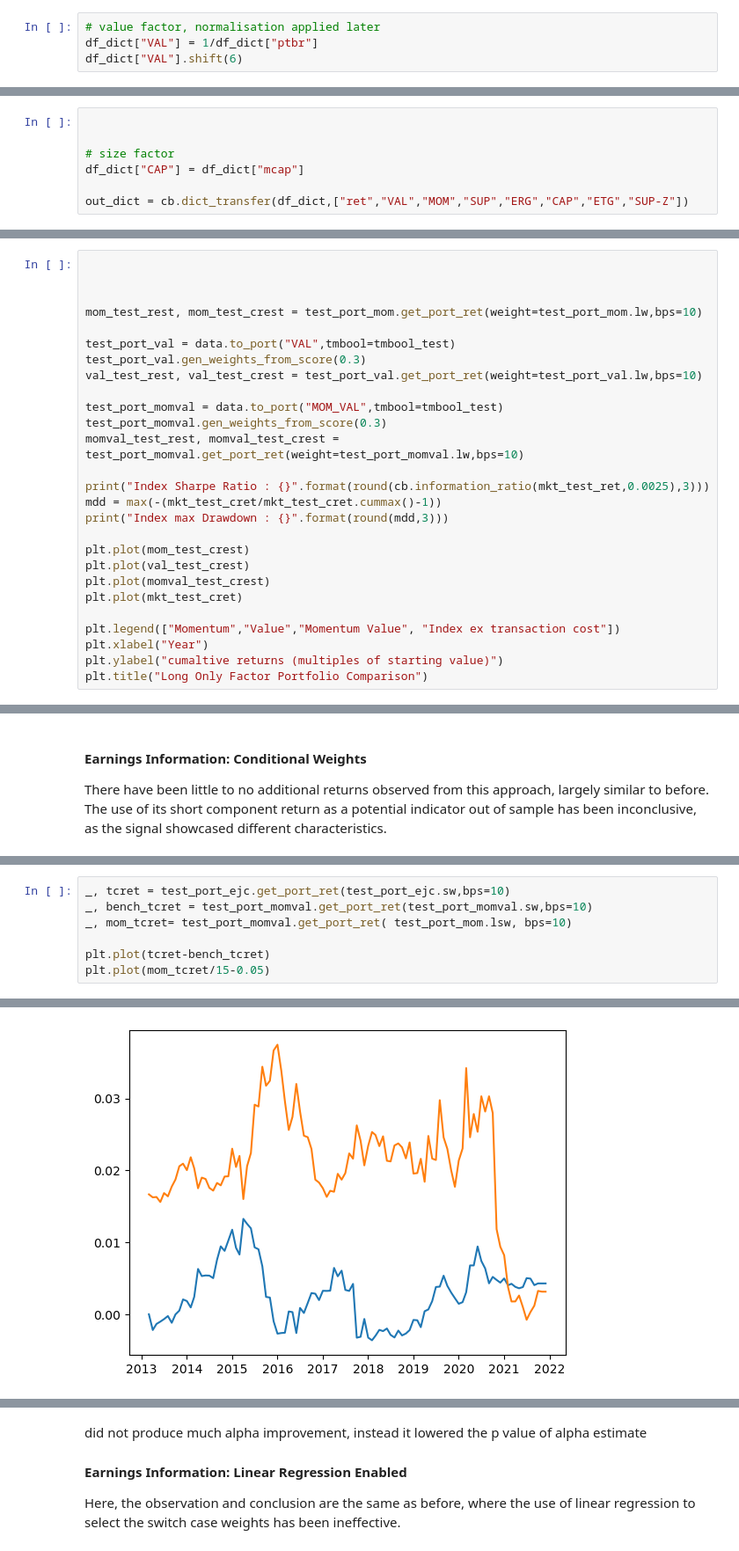
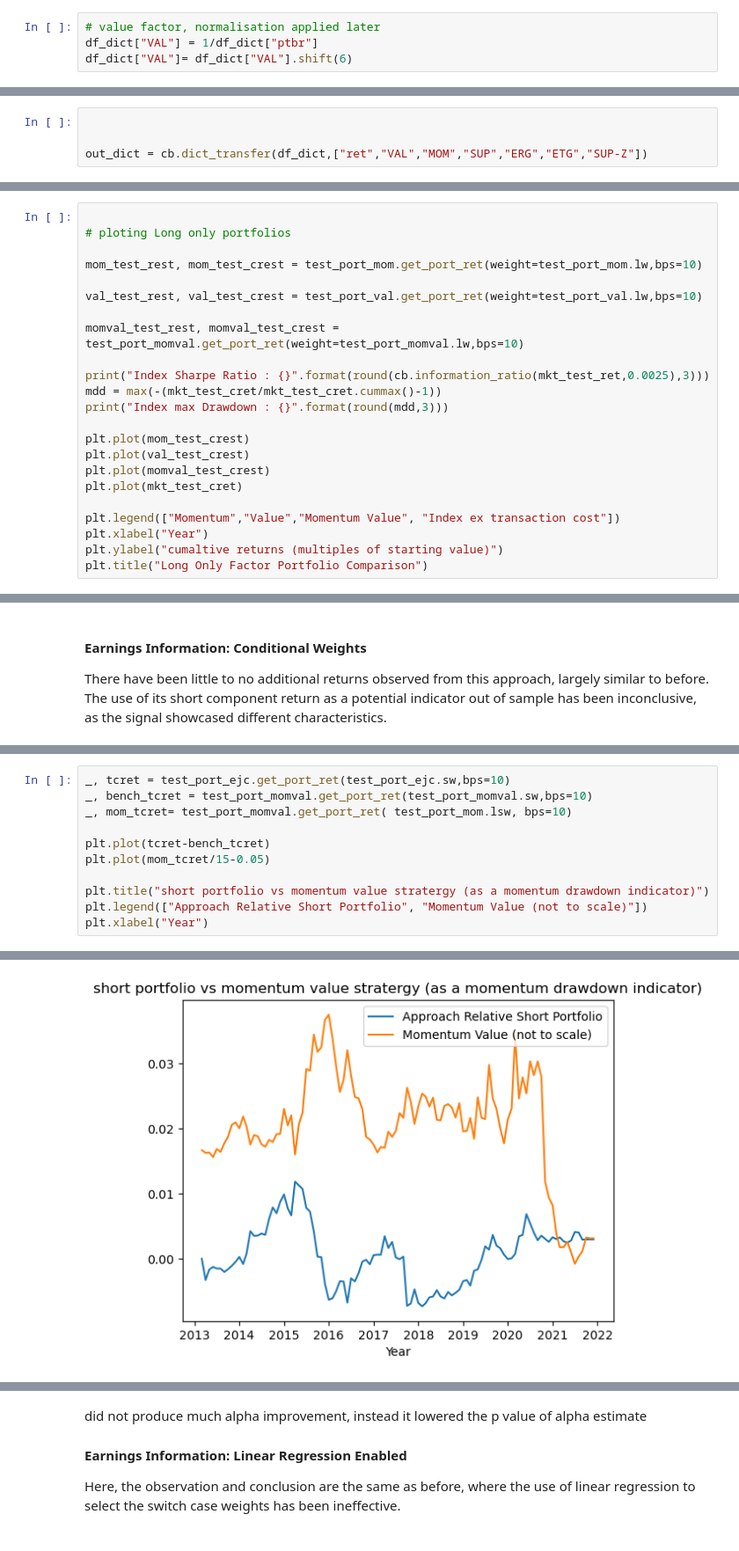
Before and after one commit to Toby3220/EF-5058-HFS, a Jupyter notebook: Group Project/main.ipynb, the cells around one changed output, grey strips where cells are left out. Shown at 88% size. Saved outputs shown, nothing was run; the diff lists cells and outputs as text.

```diff
--- a/Group Project/main.ipynb
+++ b/Group Project/main.ipynb
@@ -48,4 +50,4 @@ $$ \text{VAL}_{t,i} = \frac{V_{t,i} - \mu_t }{\sigma_t}$$
 # %%
 # value factor, normalisation applied later
 df_dict["VAL"] = 1/df_dict["ptbr"]
-df_dict["VAL"].shift(6)
+df_dict["VAL"]= df_dict["VAL"].shift(6)
@@ -129,10 +116,7 @@ df_dict["ETG"].ffill(inplace=True)
 # %%
 
 
-# size factor
-df_dict["CAP"] = df_dict["mcap"]
-
-out_dict = cb.dict_transfer(df_dict,["ret","VAL","MOM","SUP","ERG","CAP","ETG","SUP-Z"])
+out_dict = cb.dict_transfer(df_dict,["ret","VAL","MOM","SUP","ERG","ETG","SUP-Z"])
 # %% [markdown]
 #### **In Sample & Out of Sample Sets**
 We split the collected data into an In Sample (60% from 2001 -> 2013) and Reserved Out of Sample Data Set (40% from 2013-> 2021) to reduce bias and data mining risks
@@ -737,15 +715,11 @@ mkt_test_ret, mkt_test_cret  = test_port_mom.get_port_ret(mcap_weight_test,0)
 # %%
 
-
+# ploting Long only portfolios
 
 mom_test_rest, mom_test_crest = test_port_mom.get_port_ret(weight=test_port_mom.lw,bps=10)
 
-test_port_val = data.to_port("VAL",tmbool=tmbool_test)
-test_port_val.gen_weights_from_score(0.3)
 val_test_rest, val_test_crest = test_port_val.get_port_ret(weight=test_port_val.lw,bps=10)
 
-test_port_momval = data.to_port("MOM_VAL",tmbool=tmbool_test)
-test_port_momval.gen_weights_from_score(0.3)
 momval_test_rest, momval_test_crest = test_port_momval.get_port_ret(weight=test_port_momval.lw,bps=10)
 
 print("Index Sharpe Ratio : {}".format(round(cb.information_ratio(mkt_test_ret,0.0025),3)))
@@ -928,4 +902,8 @@ _, mom_tcret= test_port_momval.get_port_ret( test_port_mom.lsw, bps=10)
 
 plt.plot(tcret-bench_tcret)
 plt.plot(mom_tcret/15-0.05)
+
+plt.title("short portfolio vs momentum value stratergy (as a momentum drawdown indicator)")
+plt.legend(["Approach Relative Short Portfolio", "Momentum Value (not to scale)"])
+plt.xlabel("Year")
 # %% [output]
@@ -933,4 +911,4 @@ plt.plot(mom_tcret/15-0.05)
-[figure, old version]
+[figure, new version]
 # %%
 # alpha regression
 total_port_com = data.to_port("EJC",tmbool=tmbool)
```
Also changed, not shown: parts of 47 cells of this notebook, 1 other file.
